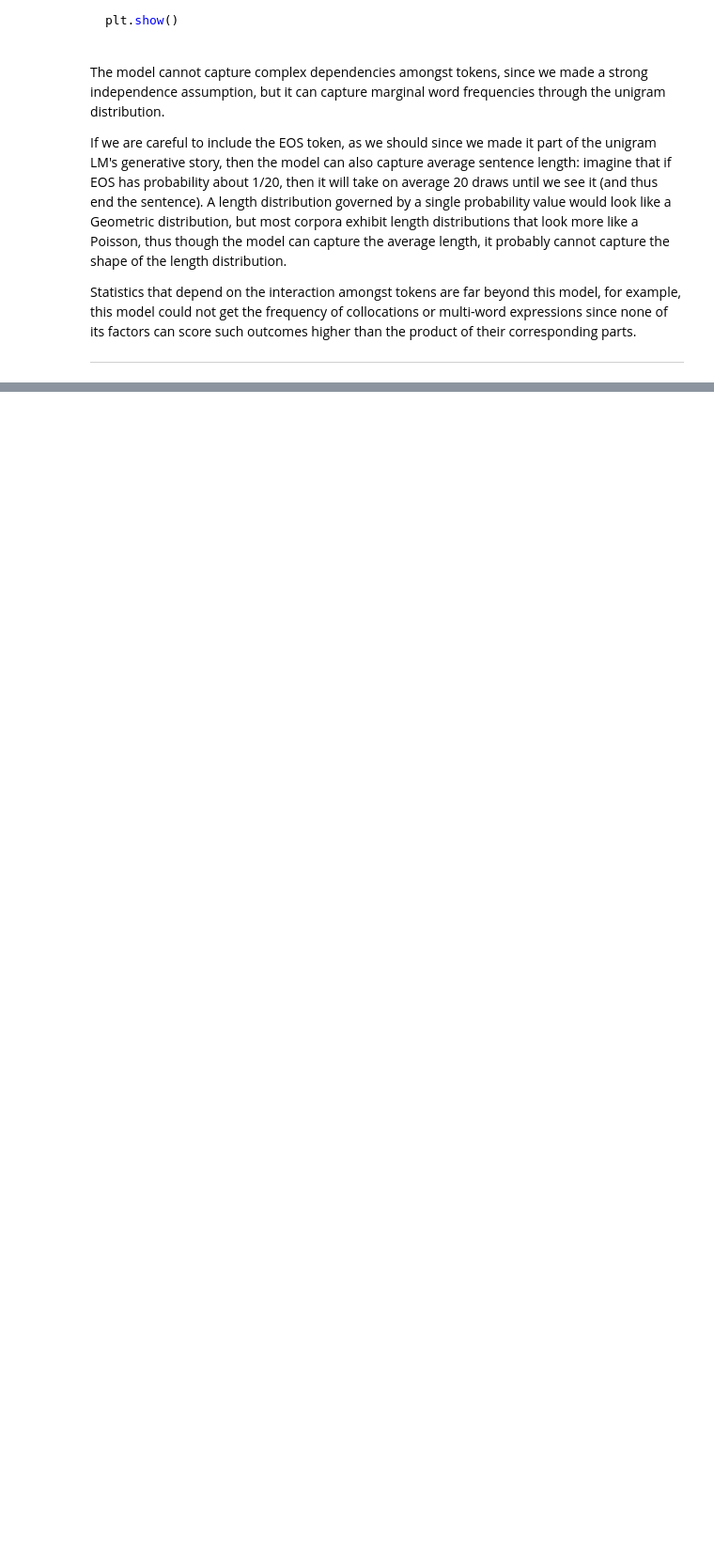
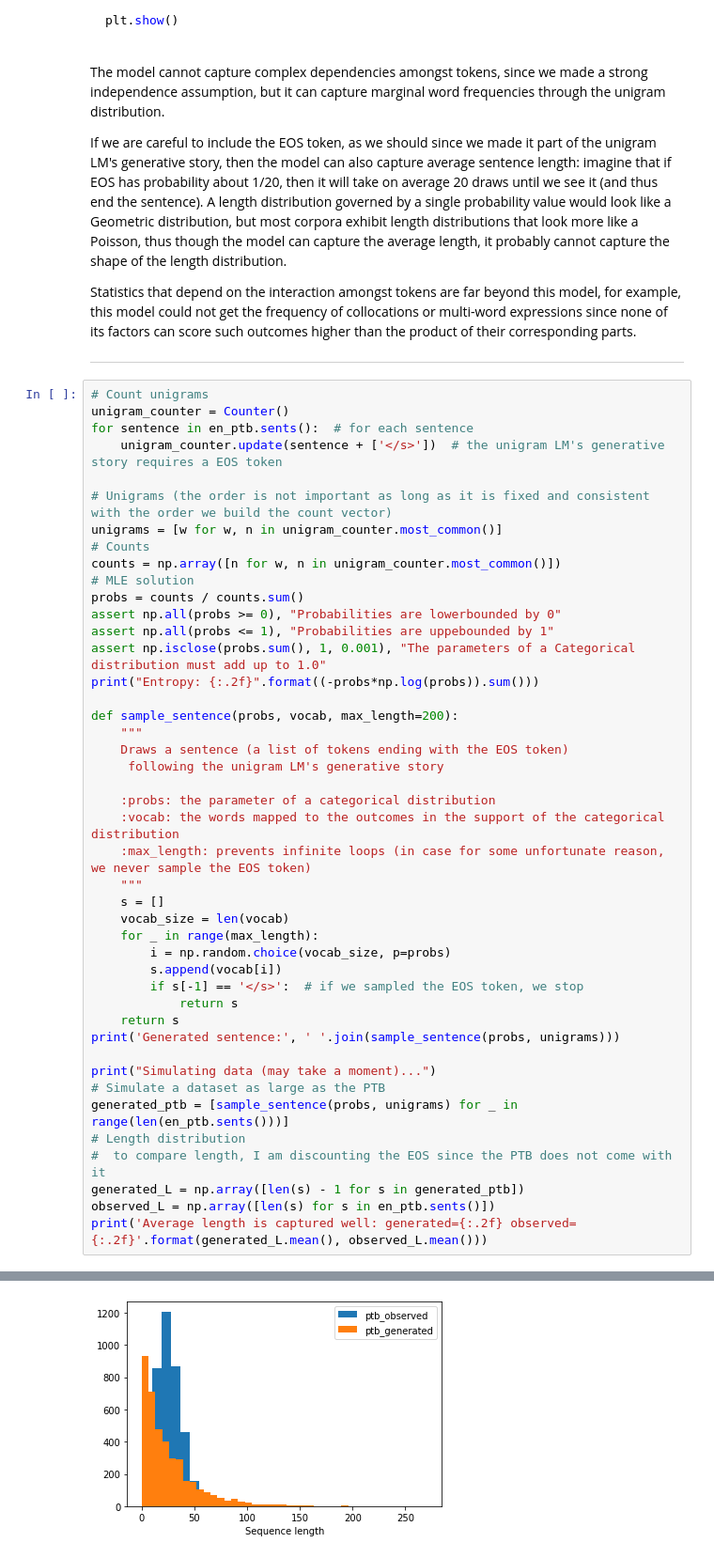
Before and after one commit to probabll/ntmi-tutorials, a Jupyter notebook: T1/T1.ipynb, the cells around one changed output, grey strips where cells are left out. Shown: that part at 94% size. Saved outputs shown, nothing was run; the diff lists cells and outputs as text; folded sections open; blank space fills up the shorter version.

```diff
--- a/T1/T1.ipynb
+++ b/T1/T1.ipynb
@@ -625,3 +756,48 @@ Statistics that depend on the interaction amongst tokens are far beyond this mod
 </details>
 
 ---
+# %%
+# Count unigrams
+unigram_counter = Counter()
+for sentence in en_ptb.sents():  # for each sentence
+    unigram_counter.update(sentence + ['</s>'])  # the unigram LM's generative story requires a EOS token
+
+# Unigrams (the order is not important as long as it is fixed and consistent with the order we build the count vector)
+unigrams = [w for w, n in unigram_counter.most_common()]
+# Counts
+counts = np.array([n for w, n in unigram_counter.most_common()])
+# MLE solution
+probs = counts / counts.sum()
+assert np.all(probs >= 0), "Probabilities are lowerbounded by 0"
+assert np.all(probs <= 1), "Probabilities are uppebounded by 1"
+assert np.isclose(probs.sum(), 1, 0.001), "The parameters of a Categorical distribution must add up to 1.0"
+print("Entropy: {:.2f}".format((-probs*np.log(probs)).sum()))
+
+def sample_sentence(probs, vocab, max_length=200):
+    """
+    Draws a sentence (a list of tokens ending with the EOS token)
+     following the unigram LM's generative story
+
+    :probs: the parameter of a categorical distribution
+    :vocab: the words mapped to the outcomes in the support of the categorical distribution
+    :max_length: prevents infinite loops (in case for some unfortunate reason, we never sample the EOS token)
+    """
+    s = []
+    vocab_size = len(vocab)
+    for _ in range(max_length):
+        i = np.random.choice(vocab_size, p=probs)
+        s.append(vocab[i])
+        if s[-1] == '</s>':  # if we sampled the EOS token, we stop
+            return s
+    return s
+print('Generated sentence:', ' '.join(sample_sentence(probs, unigrams)))
+
+print("Simulating data (may take a moment)...")
+# Simulate a dataset as large as the PTB
+generated_ptb = [sample_sentence(probs, unigrams) for _ in range(len(en_ptb.sents()))]
+# Length distribution
+#  to compare length, I am discounting the EOS since the PTB does not come with it
+generated_L = np.array([len(s) - 1 for s in generated_ptb])
+observed_L = np.array([len(s) for s in en_ptb.sents()])
+print('Average length is captured well: generated={:.2f} observed={:.2f}'.format(generated_L.mean(), observed_L.mean()))
+# %% [output]
@@ -627,0 +808 @@ Statistics that depend on the interaction amongst tokens are far beyond this mod
+[figure, added]
```
Also changed, not shown: parts of 29 cells of this notebook, 5 other files.
